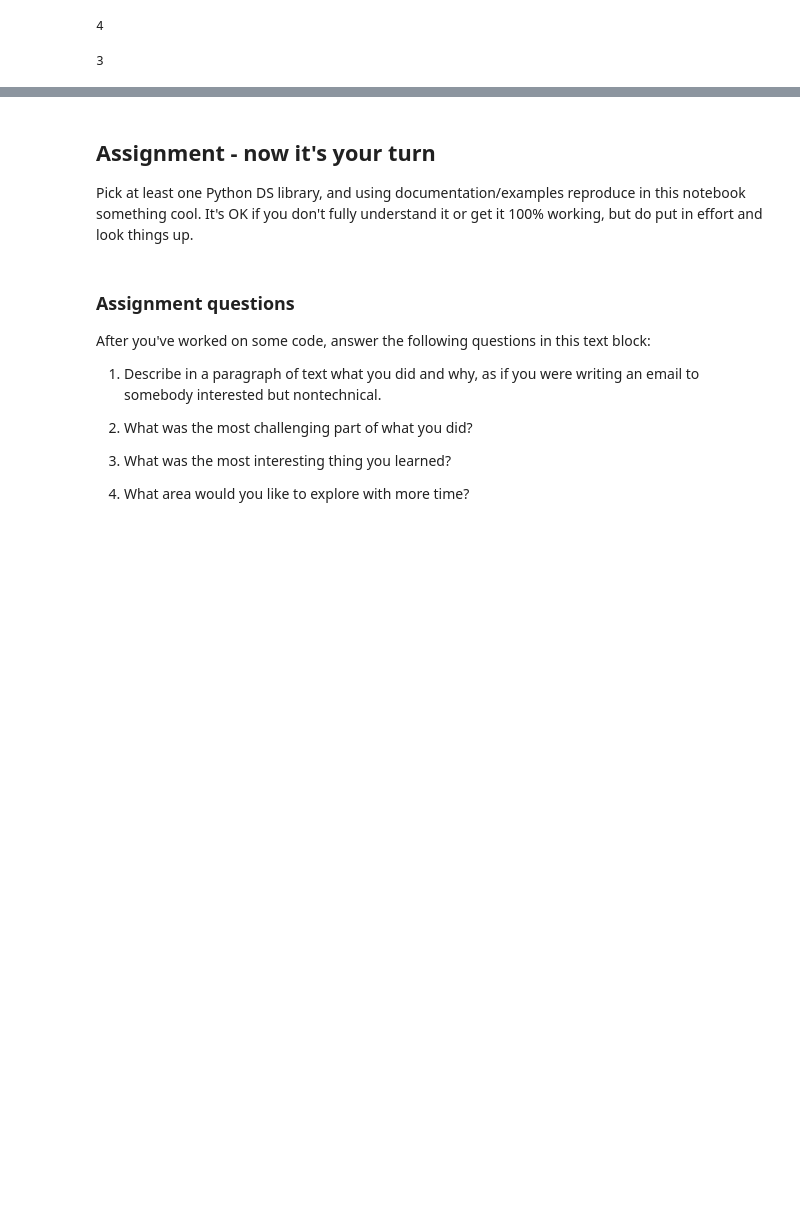
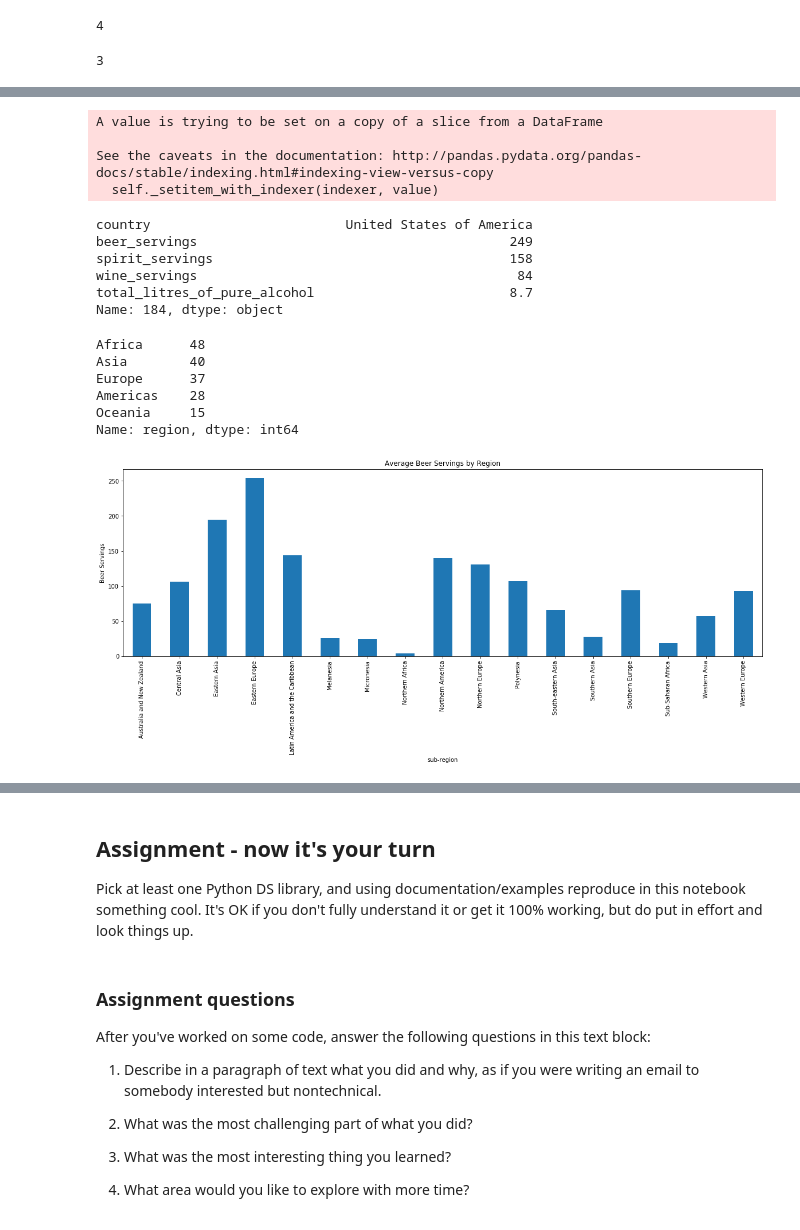
Before and after one commit to BJanota11/DS-Unit-1-Sprint-1-Dealing-With-Data, a Jupyter notebook: module1-afirstlookatdata/LS_DS_111_A_First_Look_at_Data.ipynb, the cells around one changed output, grey strips where cells are left out. Drawn from its saved outputs; the diff is of its cells as text; code cells hidden in the pictures; blank space fills up the shorter version.

```diff
--- a/module1-afirstlookatdata/LS_DS_111_A_First_Look_at_Data.ipynb
+++ b/module1-afirstlookatdata/LS_DS_111_A_First_Look_at_Data.ipynb
@@ -18,0 +110,5 @@ x
+# %%
+drinks['drinks_alcohol'] = np.where(drinks['total_litres_of_pure_alcohol'] > 9, 'high',
+                           np.where(drinks['total_litres_of_pure_alcohol'] >= 6, 'medium',
+                           np.where(drinks['total_litres_of_pure_alcohol'] == 0, 'none', 'low')))
+drinks.head()
@@ -18,0 +130,4 @@ x
+# %%
+countries = pd.read_csv('https://raw.githubusercontent.com/lukes/ISO-3166-Countries-with-Regional-Codes/master/all/all.csv')
+print(countries.shape)
+countries.head()
@@ -18,0 +142,2 @@ x
+# %%
+drinks.at[184, 'country'] = 'United States of America'
@@ -18,0 +165,4 @@ x
+# %%
+df = pd.merge(drinks, countries[['name','region','sub-region']], how='left', left_on='country', right_on='name')
+print(df.shape)
+df.head()
@@ -18,0 +225,32 @@ x
+# %%
+drinks.country.iloc[184] = "United States of America"
+# %% [output]
+A value is trying to be set on a copy of a slice from a DataFrame
+
+See the caveats in the documentation: http://pandas.pydata.org/pandas-docs/stable/indexing.html#indexing-view-versus-copy
+  self._setitem_with_indexer(indexer, value)
+# %%
+drinks.iloc[184]
+# %% [output]
+country                         United States of America
+beer_servings                                        249
+spirit_servings                                      158
+wine_servings                                         84
+total_litres_of_pure_alcohol                         8.7
+Name: 184, dtype: object
+# %%
+df.region.value_counts()
+# %% [output]
+Africa      48
+Asia        40
+Europe      37
+Americas    28
+Oceania     15
+Name: region, dtype: int64
+# %%
+df.groupby('sub-region').spirit_servings.mean().plot(kind='bar', figsize=(20,6))
+plt.title('Average Beer Servings by Region')
+plt.ylabel('Beer Servings')
+plt.show()
+# %% [output]
+[figure, added]
```
Also changed, not shown: parts of 24 cells of this notebook.
